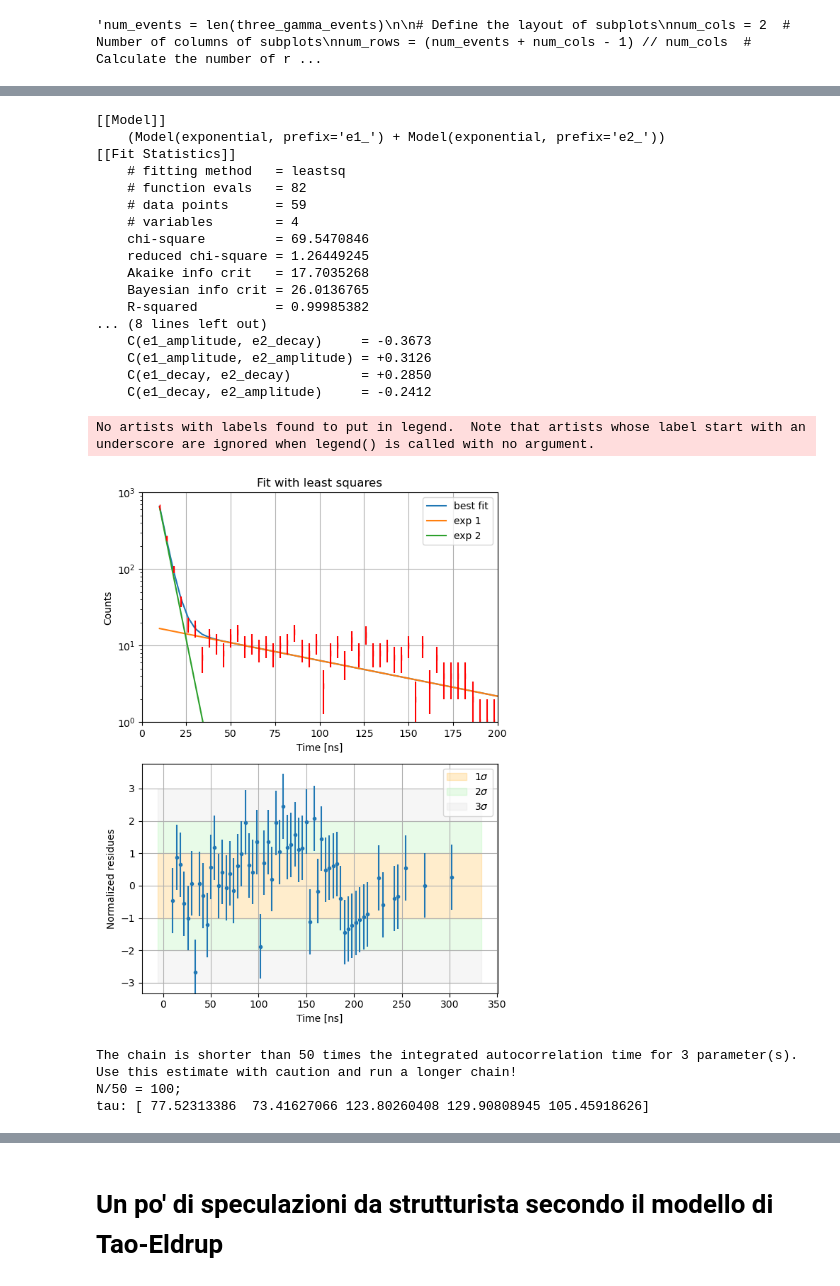
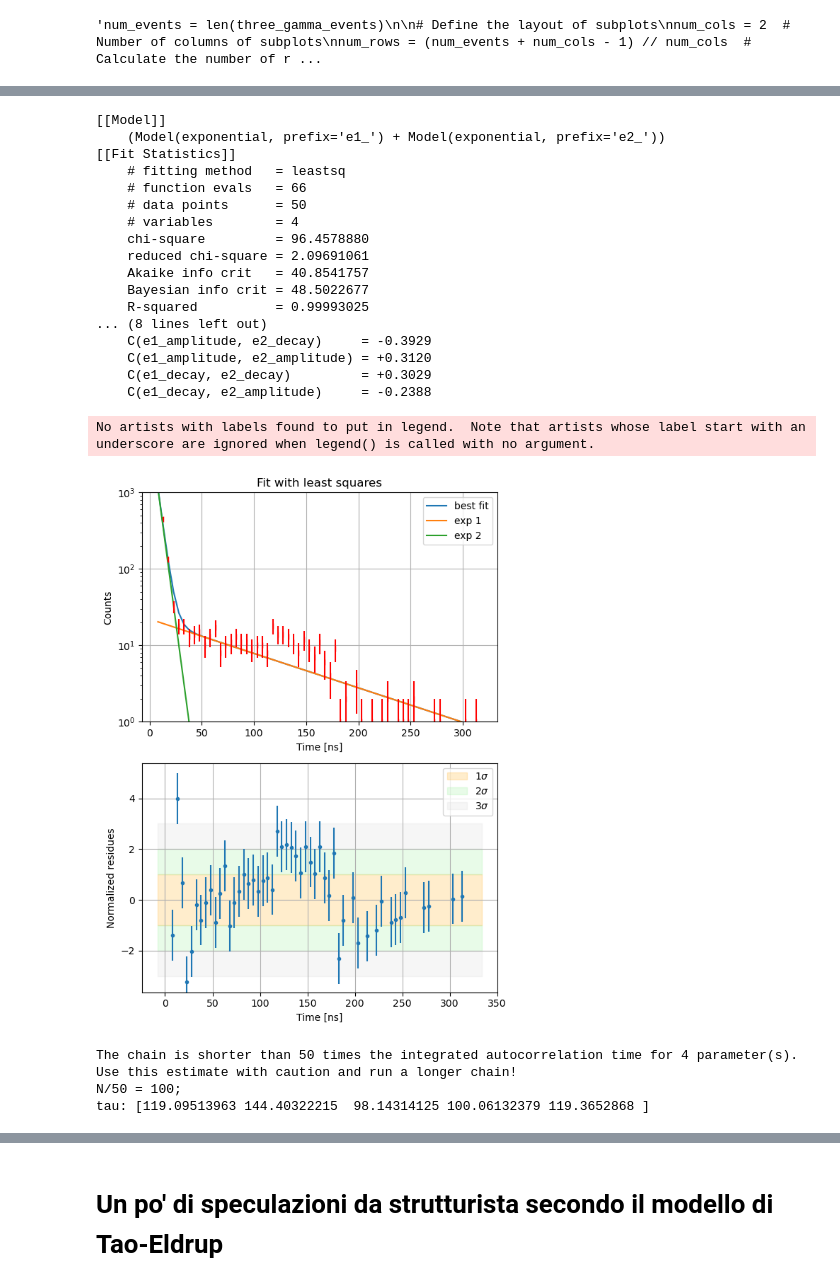
Before and after one commit to 0-DvD-0/Sfera, a Jupyter notebook: Jupyter/ortho_filter_check.ipynb, the cells around one changed output, grey strips where cells are left out. Cells and saved outputs as stored; diff of their text form; code cells hidden in the pictures.

```diff
--- a/Jupyter/ortho_filter_check.ipynb
+++ b/Jupyter/ortho_filter_check.ipynb
@@ -137,7 +155,7 @@ Nev=len(amp)
 18853
 # %%
 print(waveform.shape)
-event=56
+event=285
 list = [0,1,2,3,4,5,6,7,8,9,10,11,12,13,14,15]
 #list=[1,2,7,12]
 sampling=0.468
@@ -148,8 +166,8 @@ for channel in list:
     t1=lead_edge[event][channel]
     t2=t_edge[event][channel]
     #print(t1,t2)
-    plt.scatter( t1, waveform[event][channel][int(t1/sampling)],s=60   )
-    plt.scatter( t2, waveform[event][channel][int(t2/sampling)],s=60  )
+    #plt.scatter( t1, waveform[event][channel][int(t1/sampling)],s=60   )
+    #plt.scatter( t2, waveform[event][channel][int(t2/sampling)],s=60  )
     #plt.xlim(400,600)
     #plt.ylim(-0.01, 0.1)
 
@@ -318,11 +336,11 @@ print(0.312*1024) #finestra di sampling di wavecatcher
 good_t_arr=[]
 time_diff=[]
 back_to_back_times=[] #inserirò i tempi degli eventi back to back
-treshold=-0.020 #soglia fissa
+treshold=-0.018 #soglia fissa
 btb_pairs=[np.array([4,5]), np.array([6, 7]), np.array([8, 9]), np.array([10,11]), np.array([12, 13]), np.array([14, 15])]
 
 
-arr_times_all=times_from_waveforms(true_waveforms, 15, treshold)
+arr_times_all=times_from_waveforms(true_waveforms,20, treshold)
 for ev in range(Nev):
     #trovo il leading edge del gamma da 1200
     index_1200=true_charges[ev].index(max(true_charges[ev]))
@@ -332,6 +350,9 @@ for ev in range(Nev):
     if(all(ev_is_good)):
         good_t_arr.append(t_arr)
         t_diff=[t_arr[i] - t_arr[index_1200] for i in range(len(t_arr))]
+        #add offset
+        #t_diff = [t_diff[i] - matrix_loaded[true_channels[ev][i]][true_channels[ev][index_1200]] for i in range(len(t_diff))]
+
         t_diff.pop(index_1200)
         time_diff.append(t_diff)
     #print(true_channels[ev])
@@ -346,13 +367,17 @@ for ev in range(Nev):
 
 
 #print(time_diff)
-mean_time_diff=[np.mean(np.array(times)) for times in time_diff]
+mean_time_diff=[np.mean(np.array(times)) for times in time_diff if np.mean(np.array(times))>0]
 mean_time_diff=np.array(mean_time_diff)
 
 btb_mean_time_diff =[np.mean(np.array(times)) for times in back_to_back_times]
 btb_mean_time_diff = np.array(btb_mean_time_diff)
 
-bins_array = np.arange(np.min(mean_time_diff), np.max(mean_time_diff), step=4) # uncomment to go back to even bins
+bins_array = np.arange(np.min(mean_time_diff), np.max(mean_time_diff), step=5) # uncomment to go back to even bins
+
+outofwindow=np.where(mean_time_diff > 0.468*1024)[0]
+print(outofwindow)
+
 
 
 bin_T, edgesT, _=plt.hist(mean_time_diff, bins=bins_array)
@@ -360,8 +385,8 @@ _=plt.hist(btb_mean_time_diff, bins=bins_array, color='orange')
 plt.yscale('log')
 
 #pop away the first bin
-bin_T=bin_T[2:-1]
-edgesT=edgesT[2:-1]  #l'ultimo bin eccede la finestra di wavecatcher
+bin_T=bin_T[1:-1]
+edgesT=edgesT[1:-1]  #l'ultimo bin eccede la finestra di wavecatcher
 
 
 #Nbins = len(np.arange(np.min(mean_time_diff), np.max(mean_time_diff), step=4))
@@ -407,19 +433,19 @@ print(result.fit_report())
     (Model(exponential, prefix='e1_') + Model(exponential, prefix='e2_'))
 [[Fit Statistics]]
     # fitting method   = leastsq
-    # function evals   = 82
-    # data points      = 59
+    # function evals   = 66
+    # data points      = 50
     # variables        = 4
-    chi-square         = 69.5470846
-    reduced chi-square = 1.26449245
-    Akaike info crit   = 17.7035268
-    Bayesian info crit = 26.0136765
-    R-squared          = 0.99985382
+    chi-square         = 96.4578880
+    reduced chi-square = 2.09691061
+    Akaike info crit   = 40.8541757
+    Bayesian info crit = 48.5022677
+    R-squared          = 0.99993025
 ... (8 lines left out)
-    C(e1_amplitude, e2_decay)     = -0.3673
-    C(e1_amplitude, e2_amplitude) = +0.3126
-    C(e1_decay, e2_decay)         = +0.2850
-    C(e1_decay, e2_amplitude)     = -0.2412
+    C(e1_amplitude, e2_decay)     = -0.3929
+    C(e1_amplitude, e2_amplitude) = +0.3120
+    C(e1_decay, e2_decay)         = +0.3029
+    C(e1_decay, e2_amplitude)     = -0.2388
 # %%
 #plot del fit
 
@@ -437,35 +463,35 @@ ax1.plot(centersT, comps['e2_'], label='exp 2')
 
 
 ax1.legend()
 ax1.errorbar(centersT, bin_T, errT, color = "red", fmt='|')
-ax1.set_xlim(0, 200)
+#ax1.set_xlim(0, 200)
 ax1.grid()
 
 residueT = bin_T - result.best_fit
 norm_resT = residueT / errT
 
 ax2.errorbar(centersT, norm_resT, 1, ls = "", marker = ".")
 ax2.grid()
 
 ax2.set_xlabel('Time [ns]')
 ax2.set_ylabel('Normalized residues')
 
 xlim = ax2.get_xlim()
 
 ax2.fill_between(xlim, [-1, -1], [1, 1], color = "orange", alpha = 0.2, label = r'$1\sigma$')
 ax2.fill_between(xlim, [-2, -2], [-1, -1], color = "lightgreen", alpha = 0.2, label = r'$2\sigma$')
 ax2.fill_between(xlim, [1, 1], [2, 2], color = "lightgreen", alpha = 0.2)
 ax2.fill_between(xlim, [2, 2], [3, 3], color = "lightgray", alpha = 0.2, label = r'$3\sigma$')
 ax2.fill_between(xlim, [-3, -3], [-2, -2], color = "lightgray", alpha = 0.2)
 ax1.set_yscale('log')
 ax2.legend()
 ax1.set_ylim(1, 1000)
 ax1.set_title('Fit with least squares')
 fig.tight_layout()
 plt.show()
 # %% [output]
 No artists with labels found to put in legend.  Note that artists whose label start with an underscore are ignored when legend() is called with no argument.
-[figure, old version]
+[figure, new version]
 # %%
 emcee_kws = dict(steps=5000, burn=500, thin=20, is_weighted=False,
                  progress=False)
@@ -475,9 +501,9 @@ emcee_params.add('__lnsigma', value=np.log(0.1), min=np.log(0.001), max=np.log(2
 result_emcee = model.fit(data=bin_T, x=centersT, params=emcee_params, method='emcee',
                          nan_policy='omit', fit_kws=emcee_kws)
 # %% [output]
-The chain is shorter than 50 times the integrated autocorrelation time for 3 parameter(s). Use this estimate with caution and run a longer chain!
+The chain is shorter than 50 times the integrated autocorrelation time for 4 parameter(s). Use this estimate with caution and run a longer chain!
 N/50 = 100;
-tau: [ 77.52313386  73.41627066 123.80260408 129.90808945 105.45918626]
+tau: [119.09513963 144.40322215  98.14314125 100.06132379 119.3652868 ]
 # %%
 print(result_emcee.fit_report())
 # %% [output]
```
Also changed, not shown: parts of 13 cells of this notebook.
